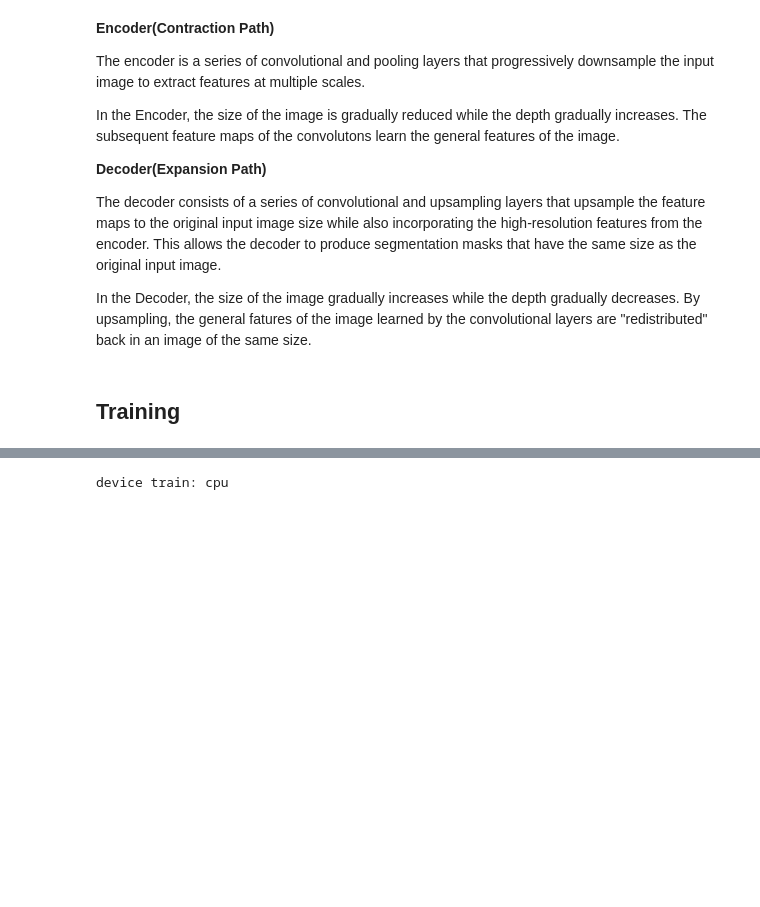
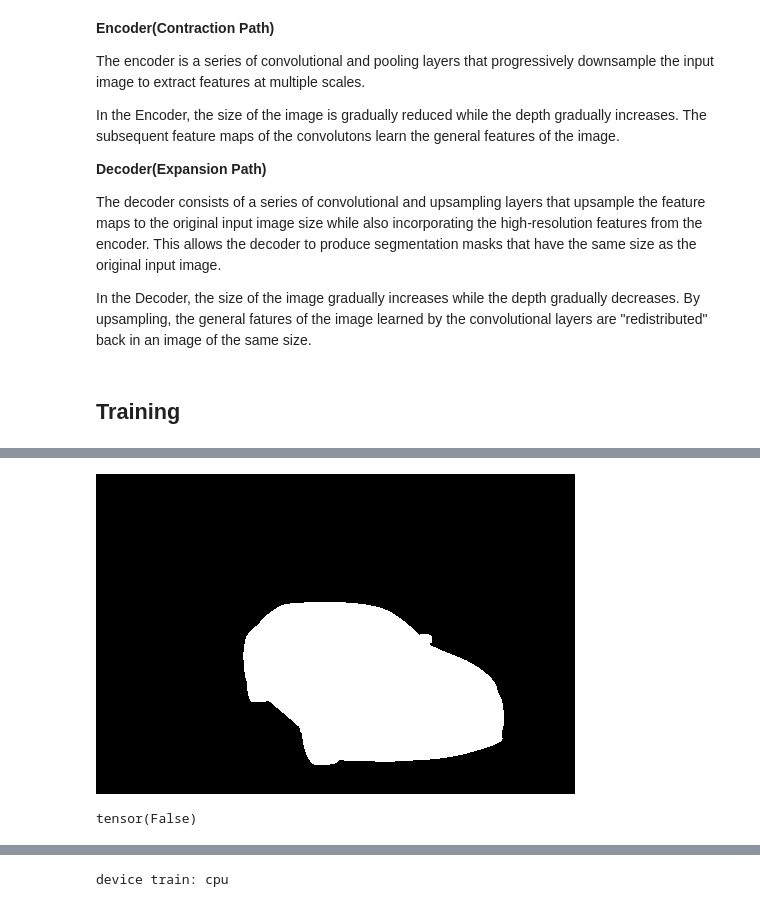
Before and after one commit to MarcoP91/DLFromScratch, a Jupyter notebook: computer_vision/unet/unet.ipynb, the cells around one changed output, grey strips where cells are left out. Cells and saved outputs as stored; diff of their text form; code cells hidden in the pictures; blank space fills up the shorter version.

```diff
--- a/computer_vision/unet/unet.ipynb
+++ b/computer_vision/unet/unet.ipynb
@@ -295,0 +425,2 @@ Evaluating...
+# %%
+tr, pr = train(model, dataset, device, epochs=2, batch_size=32)
@@ -295,0 +455,9 @@ Evaluating...
+# %%
+Image.fromarray(tr[1].cpu().numpy().astype(np.uint8) *255)
+# %% [output]
+[figure, added]
+# %%
+is_all_zero = torch.all(pr[5] == 0)
+print(is_all_zero)
+# %% [output]
+tensor(False)
```
Also changed, not shown: parts of 33 cells of this notebook, 3 other files.
